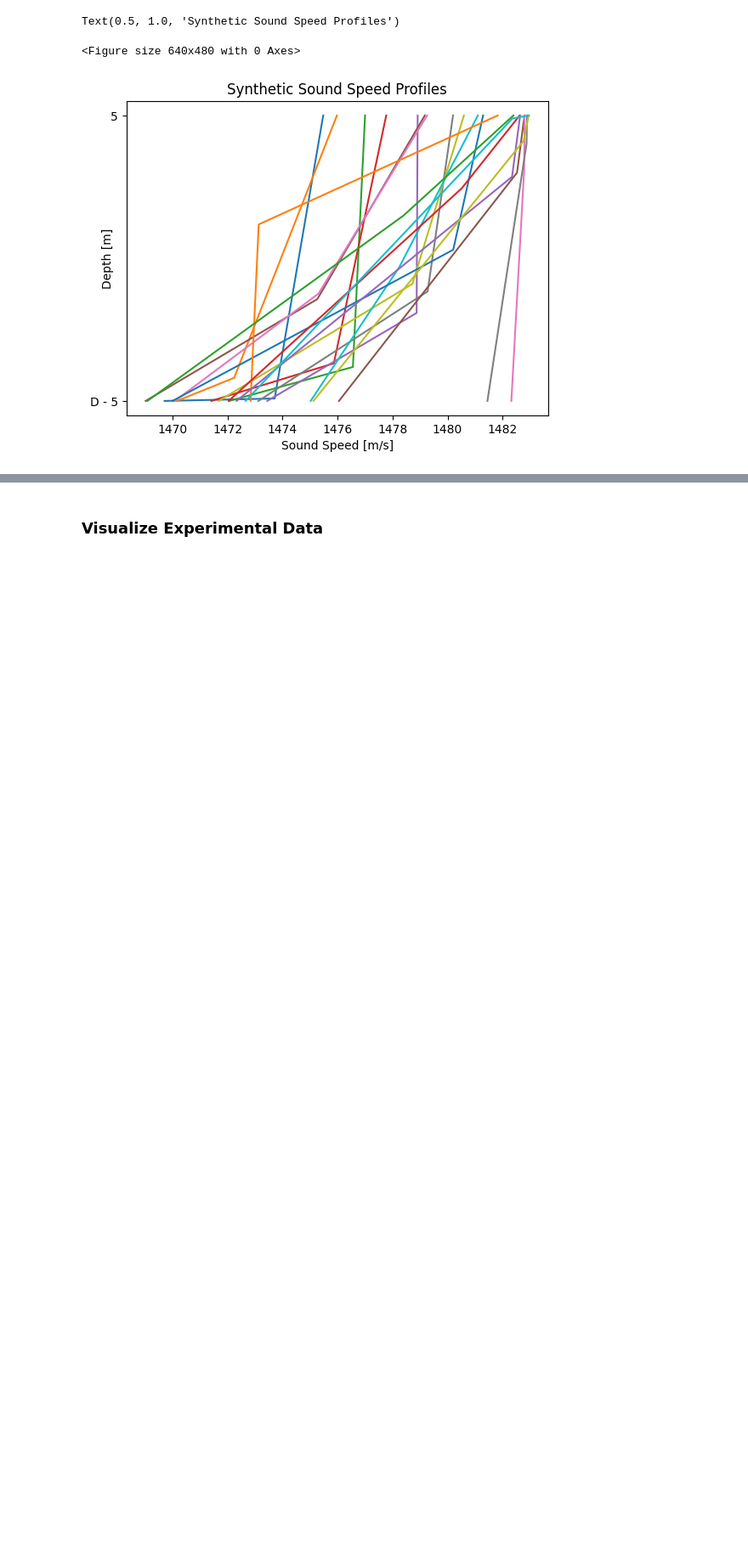
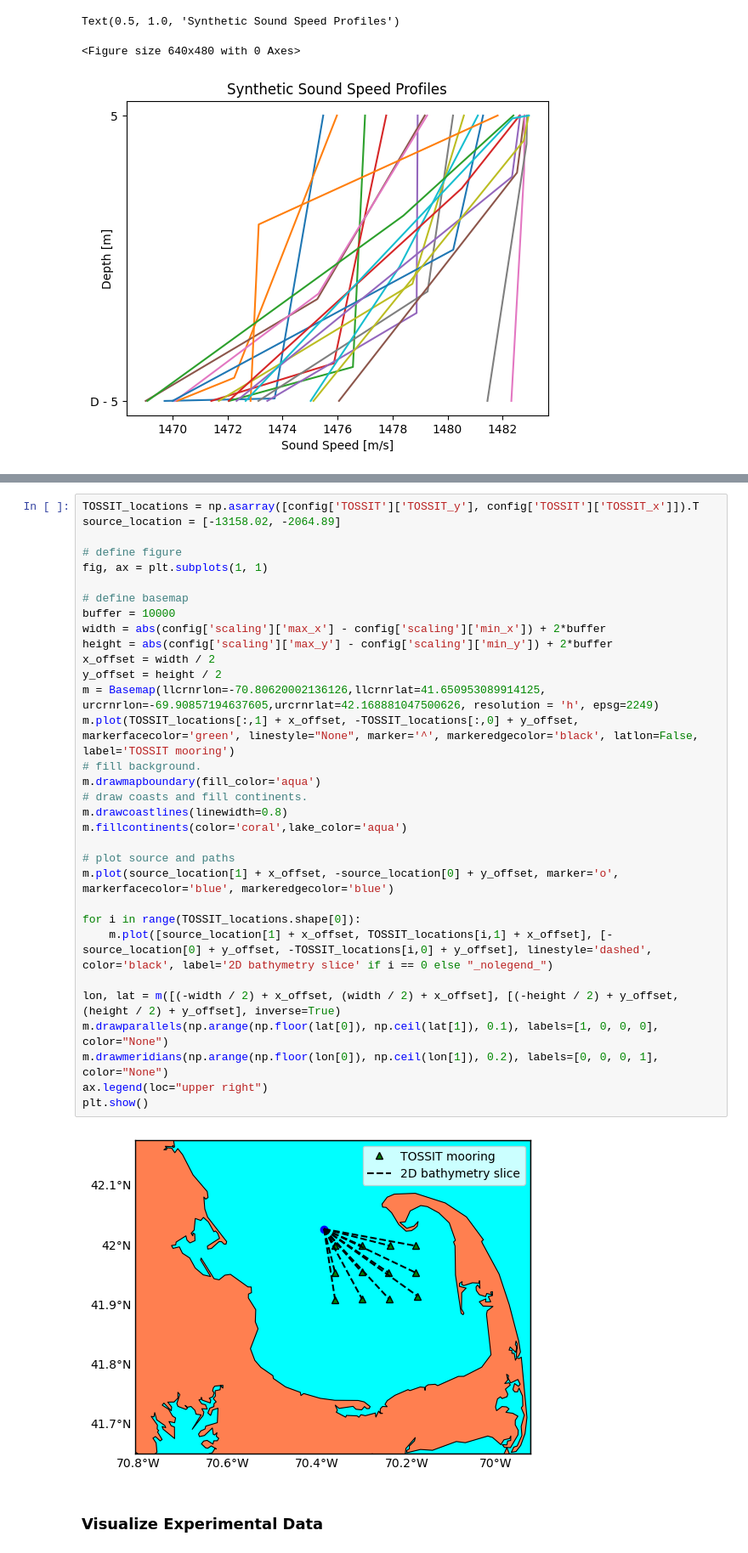
Before and after one commit to whoi-mars/Whale-Gunshot-Localization, a Jupyter notebook: create_dataset.ipynb, the cells around one changed output, grey strips where cells are left out. Shown at 85% size. Drawn from its saved outputs; the diff is of its cells as text; blank space fills up the shorter version.

```diff
--- a/create_dataset.ipynb
+++ b/create_dataset.ipynb
@@ -494,3 +496,37 @@ Text(0.5, 1.0, 'Synthetic Sound Speed Profiles')
+# %%
+TOSSIT_locations = np.asarray([config['TOSSIT']['TOSSIT_y'], config['TOSSIT']['TOSSIT_x']]).T
+source_location = [-13158.02, -2064.89]
+
+# define figure
+fig, ax = plt.subplots(1, 1)
+
+# define basemap
+buffer = 10000
+width = abs(config['scaling']['max_x'] - config['scaling']['min_x']) + 2*buffer
+height = abs(config['scaling']['max_y'] - config['scaling']['min_y']) + 2*buffer
+x_offset = width / 2
+y_offset = height / 2
+m = Basemap(llcrnrlon=-70.80620002136126,llcrnrlat=41.650953089914125, urcrnrlon=-69.90857194637605,urcrnrlat=42.168881047500626, resolution = 'h', epsg=2249)
+m.plot(TOSSIT_locations[:,1] + x_offset, -TOSSIT_locations[:,0] + y_offset, markerfacecolor='green', linestyle="None", marker='^', markeredgecolor='black', latlon=False, label='TOSSIT mooring')
+# fill background.
+m.drawmapboundary(fill_color='aqua')
+# draw coasts and fill continents.
+m.drawcoastlines(linewidth=0.8)
+m.fillcontinents(color='coral',lake_color='aqua')
+
+# plot source and paths
+m.plot(source_location[1] + x_offset, -source_location[0] + y_offset, marker='o', markerfacecolor='blue', markeredgecolor='blue')
+
+for i in range(TOSSIT_locations.shape[0]):
+    m.plot([source_location[1] + x_offset, TOSSIT_locations[i,1] + x_offset], [-source_location[0] + y_offset, -TOSSIT_locations[i,0] + y_offset], linestyle='dashed', color='black', label='2D bathymetry slice' if i == 0 else "_nolegend_")
+
+lon, lat = m([(-width / 2) + x_offset, (width / 2) + x_offset], [(-height / 2) + y_offset, (height / 2) + y_offset], inverse=True)
+m.drawparallels(np.arange(np.floor(lat[0]), np.ceil(lat[1]), 0.1), labels=[1, 0, 0, 0], color="None")
+m.drawmeridians(np.arange(np.floor(lon[0]), np.ceil(lon[1]), 0.2), labels=[0, 0, 0, 1], color="None")
+ax.legend(loc="upper right")
+plt.show()
+# %% [output]
+[figure, added]
 # %% [markdown]
 ### Visualize Experimental Data
 # %%
```
Also changed, not shown: parts of 3 cells of this notebook.
